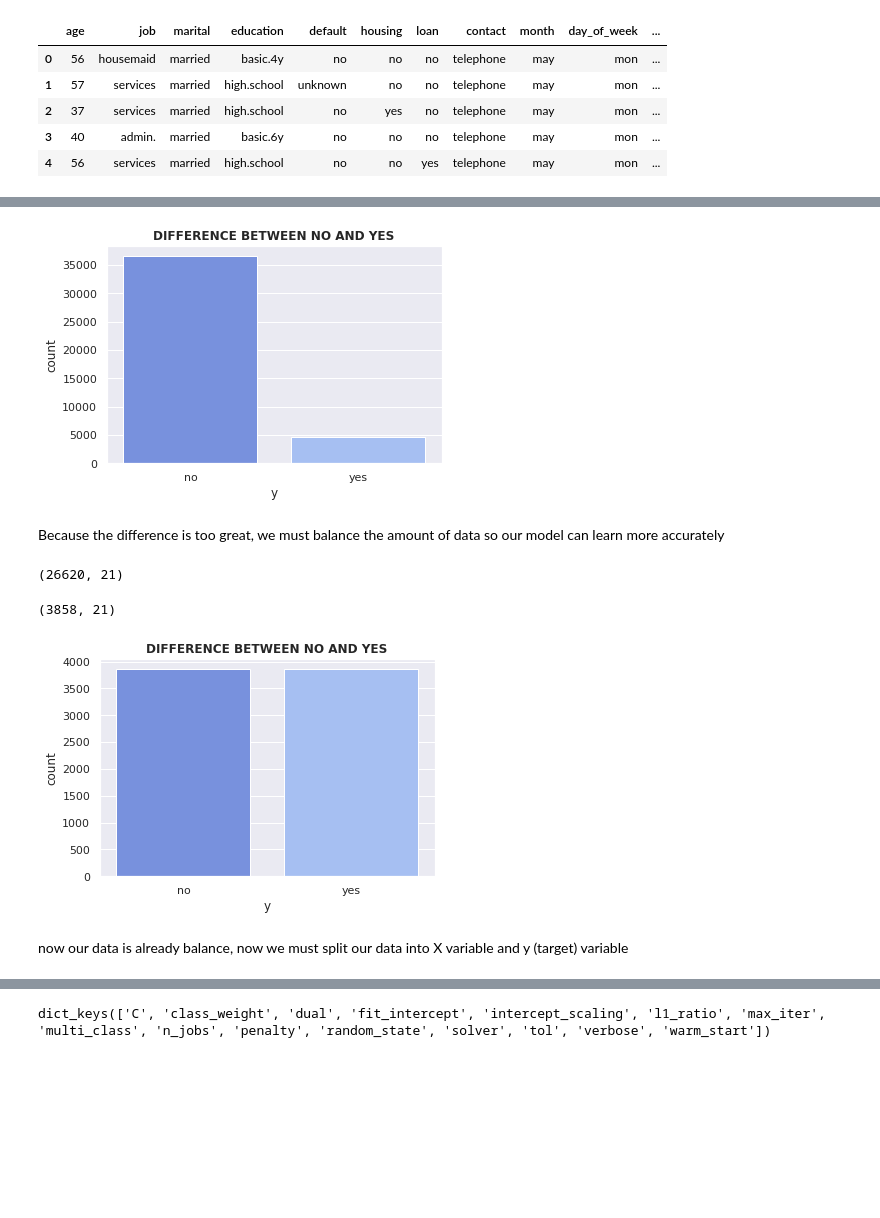
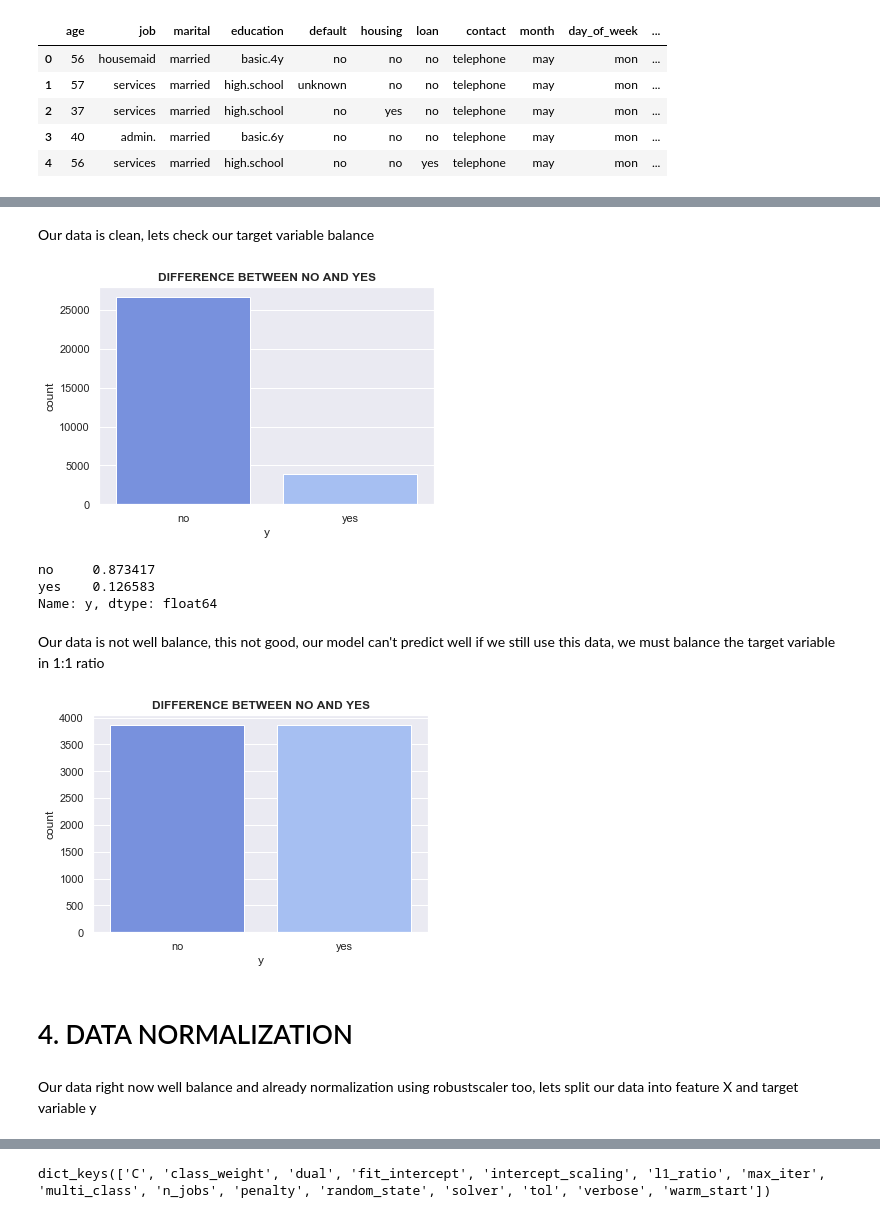
Before and after one commit to cahyoardhi/logistic-reggression-ng-crew, a Jupyter notebook: analysis.ipynb, the cells around one changed output, grey strips where cells are left out. Saved outputs shown, nothing was run; the diff lists cells and outputs as text; code cells hidden in the pictures; blank space fills up the shorter version.

Commit message:
Create new model

```diff
--- a/analysis.ipynb
+++ b/analysis.ipynb
@@ -185,0 +227,26 @@ Our data is already clean from duplicate and null value, now we need to check th
+# %%
+sns.set()
+sns.set_palette('rainbow')
+plt.figure(figsize=[30,20])
+
+plt.subplot(4,2,1)
+sns.countplot(df_new['job'],hue=df_new['y'])
+
+
+plt.subplot(4,2,2)
+sns.countplot(df_new['marital'],hue=df_new['y'])
+
+plt.subplot(4,2,3)
+sns.countplot(df_new['education'],hue=df_new['y'])
+
+plt.subplot(4,2,4)
+sns.countplot(df_new['housing'],hue=df_new['y'])
+
+plt.subplot(4,2,5)
+sns.countplot(df_new['loan'],hue=df_new['y'])
+
+plt.subplot(4,2,6)
+sns.countplot(df_new['month'],hue=df_new['y'])
+
+plt.subplot(4,2,7)
+sns.countplot(df_new['day_of_week'],hue=df_new['y'])
@@ -245,6 +274,0 @@ Index(['job', 'marital', 'education', 'default', 'housing', 'loan', 'contact',
-# %%
-cat = ['job', 'marital', 'education', 'default', 'housing', 'loan', 'contact',
-       'month', 'day_of_week', 'poutcome']
-
-for col in df_new[cat]:
-    df_new[col] = LabelEncoder().fit_transform(df_new[[col]])
@@ -250,0 +277,10 @@ for col in df_new[cat]:
+# %%
+df_new = df_new.drop(['euribor3m','nr.employed','cons.price.idx'],axis=1)
+# %%
+sns.set()
+corr = df_new.corr()
+mask = np.triu(np.ones_like(corr, dtype=bool))
+plt.figure(figsize=[15,10])
+plt.title('THE CORRELATION OF FEATURE IN THIS DATASET',fontweight='bold')
+sns.heatmap(corr, mask=mask, cmap='Blues', center=0, linewidths=1, annot=True, fmt=".2f")
+plt.show()
@@ -251,22 +289,22 @@ for col in df_new[cat]:
+# %% [markdown]
+Our data is clean, lets check our target variable balance
 # %%
 sns.set_palette('coolwarm')
-sns.countplot('y',data=df)
+sns.countplot(df_new['y'])
 plt.title('DIFFERENCE BETWEEN NO AND YES',fontweight='bold')
 plt.show()
 # %% [output]
-[figure, old version]
+[figure, new version]
-# %% [markdown]
-Because the difference is too great, we must balance the amount of data so our model can learn more accurately
+# %%
+df_new['y'].value_counts() / len(df_new)
+# %% [output]
+no     0.873417
+yes    0.126583
+Name: y, dtype: float64
+# %% [markdown]
+Our data is not well balance, this not good, our model can't predict well if we still use this data, we must balance the target variable in 1:1 ratio
 # %%
 y_no = df_new[df_new['y'] == 'no']
 y_yes = df_new[df_new['y'] == 'yes']
-# %%
-y_no.shape
-# %% [output]
-(26620, 21)
-# %%
-y_yes.shape
-# %% [output]
-(3858, 21)
 # %%
 y_no = y_no.sample(len(y_yes),random_state=46)
@@ -275,7 +312,9 @@ df_new = pd.concat([y_no,y_yes])
 # %%
 sns.set_palette('coolwarm')
-sns.countplot('y',data=df_new)
+sns.countplot(df_new['y'])
 plt.title('DIFFERENCE BETWEEN NO AND YES',fontweight='bold')
 plt.show()
 # %% [output]
-[figure, old version]
+[figure, new version]
+# %% [markdown]
+# 4. DATA NORMALIZATION
@@ -282,5 +325,5 @@ plt.show()
 # %% [markdown]
-now our data is already balance, now we must split our data into X variable and y (target) variable
+Our data right now well balance and already normalization using robustscaler too, lets split our data into feature X and target variable y
 # %%
 y = df_new['y']
 X = df_new.drop('y',axis=1)
```
Also changed, not shown: parts of 73 cells of this notebook, 1 other file.
